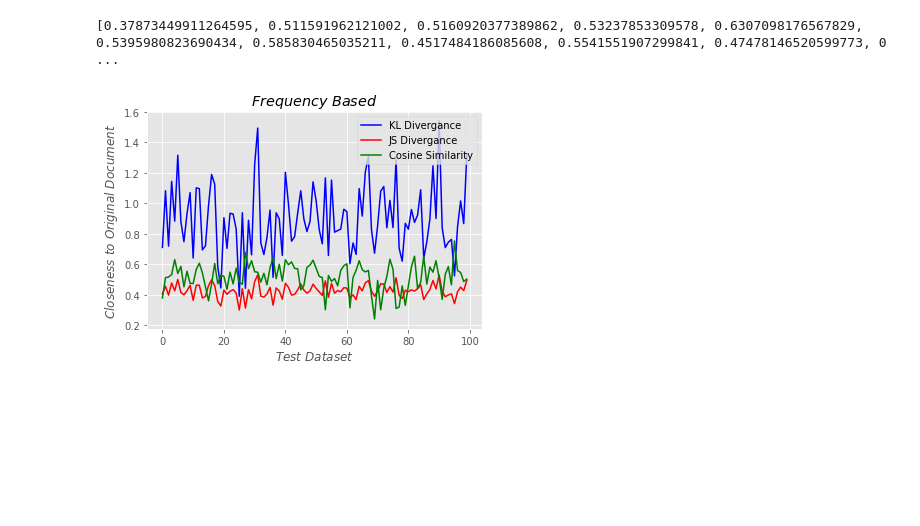
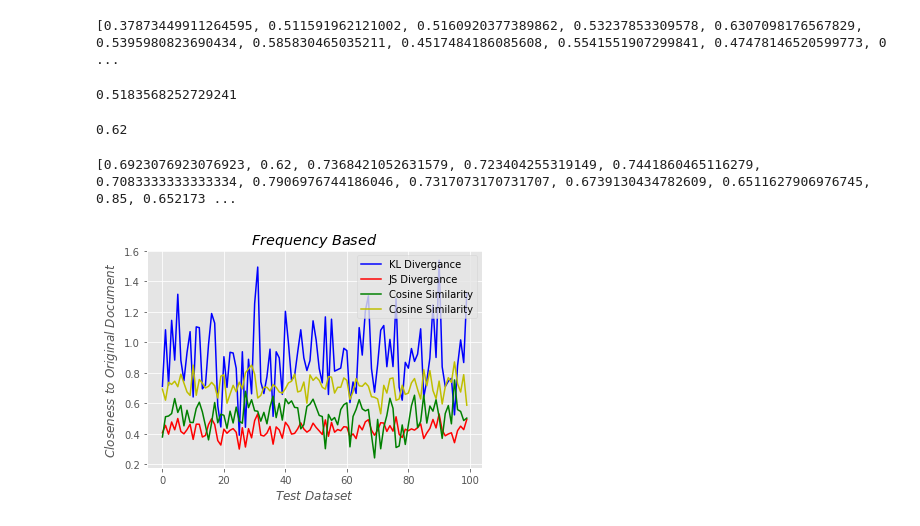
Before and after one commit to D2KLab/sumly, a Jupyter notebook: Notebooks/CosineSim.ipynb, the cells around one changed output. Saved outputs shown, nothing was run; the diff lists cells and outputs as text; code cells hidden in the pictures; blank space fills up the shorter version.

```diff
--- a/Notebooks/CosineSim.ipynb
+++ b/Notebooks/CosineSim.ipynb
@@ -334,3 +375,17 @@ plt.savefig("evaluation.jpg")
 plt.show()
 # %% [output]
 [figure]
+# %%
+plt.figure(figsize=(50,10))
+plt.subplot(121)
+plt.style.use('ggplot')
+
+plt.plot(Jac_freq,'o',label= "Frequency-Based Approach Jaccard")
+plt.plot(Jac_bert,'d',label="BERT-Based Approach Jaccard")
+
+plt.xlabel("$Test\ Dataset$")
+plt.ylabel("$Closeness\ to\ Original\ Document$")
+plt.title("$Similarity\ view\  for\ each\ patient$")
+plt.legend()
+plt.savefig("evaluation.jpg")
+plt.show()
@@ -466,9 +558,9 @@ print(list(dis_summary.values()))
 [3, 3, 12, 7, 5, 1, 1, 1, 1, 4, 1, 1, 1, 1, 1, 1, 1, 1, 2, 16, 2, 3, 1, 1, 3, 8, 2, 1, 8, 5, 3, 4, 6, 3, 3, 17, 11, 1, 1, 15, 1, 2, 5, 1, 1, 1, 1, 1, 1, 12, 1, 12, 1, 2, 1, 1, 1, 1, 1, 1, 1, 1, 1, 2,  ...
 [1, 20, 3, 3, 3, 6, 4, 6, 2, 4, 3, 4, 2, 6, 9, 6, 3, 1, 1, 3, 1, 1, 1, 1, 1, 2, 1, 2, 3, 1, 2, 1, 1, 3, 1, 6, 2, 2, 2, 3, 2, 3, 1, 1, 1, 1, 1, 1, 1, 1, 1, 1, 1, 1, 1, 1, 1, 1, 1, 1, 1, 1, 1, 1, 2, 1,  ...
 # %%
-kld_freq=[kld(clinical_notes[i],summary[i]) for i in range(100)]
+kld_freq=[kld(clinical_notesb[i],summary[i]) for i in range(100)]
 print(kld_freq)
-jsd_freq=[jsd(summ,org) for org,summ in zip(clinical_notes,summary)]
+jsd_freq=[jsd(summ,org) for org,summ in zip(clinical_notesb,summary)]
 print(jsd_freq)
 # %% [output]
 [0.7104267569442126, 1.0816436372232, 0.7186388988855743, 1.1433484593290981, 0.8825713588245028, 1.3144409119051559, 0.8810244160313474, 0.7476607720078402, 0.9319430783295284, 1.0692260907893496, 0. ...
@@ -488,22 +580,36 @@ print(CosineSim(Orginal_doc1,Summary_doc1))
 # %% [output]
 0.6992053407495786
 # %%
-cos_freq=[CosineSim(clinical_notes[i],summary[i]) for i in range(100)]
+cos_freq=[CosineSim(clinical_notesb[i],summary[i]) for i in range(100)]
 # %%
 print(cos_freq)
 # %% [output]
 [0.37873449911264595, 0.511591962121002, 0.5160920377389862, 0.53237853309578, 0.6307098176567829, 0.5395980823690434, 0.585830465035211, 0.4517484186085608, 0.5541551907299841, 0.47478146520599773, 0 ...
+# %%
+print(sc.mean(cos_freq))
+# %% [output]
+0.5183568252729241
+# %%
+Jaccard_Similarity(clinical_notesb[1],summary[1])
+# %% [output]
+0.62
+# %%
+Jac_freq=[Jaccard_Similarity(clinical_notesb[i],summary[i]) for i in range(100)]
+print(Jac_freq)
+# %% [output]
+[0.6923076923076923, 0.62, 0.7368421052631579, 0.723404255319149, 0.7441860465116279, 0.7083333333333334, 0.7906976744186046, 0.7317073170731707, 0.6739130434782609, 0.6511627906976745, 0.85, 0.652173 ...
 # %%
 import matplotlib.pyplot as plt
 plt.style.use('ggplot')
 plt.plot(kld_freq,'b',label= "KL Divergance")
 plt.plot(jsd_freq,'r',label= "JS Divergance")
 plt.plot(cos_freq,'g',label="Cosine Similarity")
+plt.plot(Jac_freq,'y',label="Cosine Similarity")
 plt.xlabel("$Test\ Dataset$")
 plt.ylabel("$Closeness\ to\ Original\ Document$")
 plt.title("$Frequency\  Based$")
 plt.legend(loc= "upper right")
 plt.savefig("jsd.jpg")
 plt.show()
 # %% [output]
-[figure, old version]
+[figure, new version]
```
Also changed, not shown: parts of 18 cells of this notebook.
